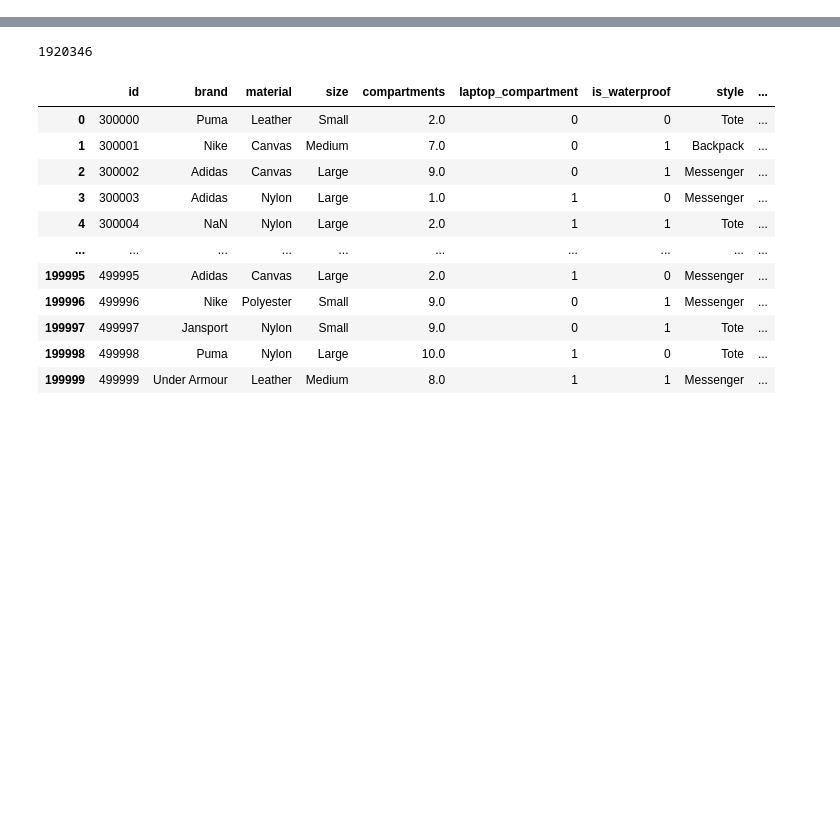
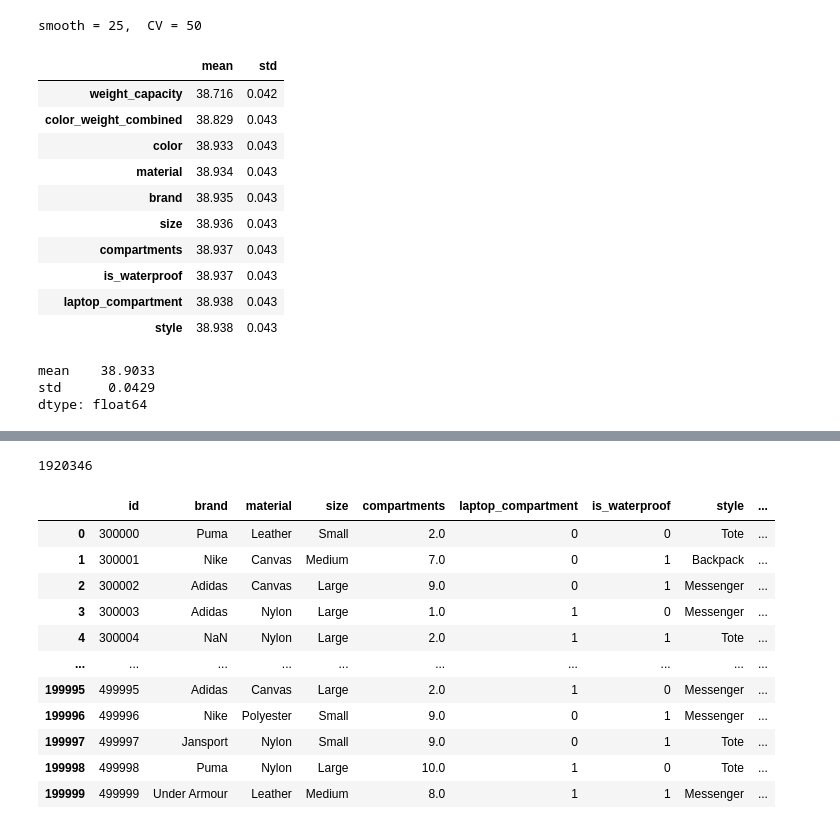
Before and after one commit to Jordanbarker/backpack-prediction-challenge, a Jupyter notebook: notebooks/feature_selection.ipynb, the cells around one changed output, grey strips where cells are left out. Cells and saved outputs as stored; diff of their text form; code cells hidden in the pictures; blank space fills up the shorter version.

```diff
--- a/notebooks/feature_selection.ipynb
+++ b/notebooks/feature_selection.ipynb
@@ -51,0 +588,18 @@ test_df = prepare_data(test_df, is_train=False)
+# %%
+cv_te(smooth=20, cv=50)
+# %% [output]
+smooth = 25,  CV = 50
+|  | mean | std |
+| weight_capacity | 38.716 | 0.042 |
+| color_weight_combined | 38.829 | 0.043 |
+| color | 38.933 | 0.043 |
+| material | 38.934 | 0.043 |
+| brand | 38.935 | 0.043 |
+| size | 38.936 | 0.043 |
+| compartments | 38.937 | 0.043 |
+| is_waterproof | 38.937 | 0.043 |
+| laptop_compartment | 38.938 | 0.043 |
+| style | 38.938 | 0.043 |
+mean    38.9033
+std      0.0429
+dtype: float64
```
Also changed, not shown: parts of 41 cells of this notebook.
